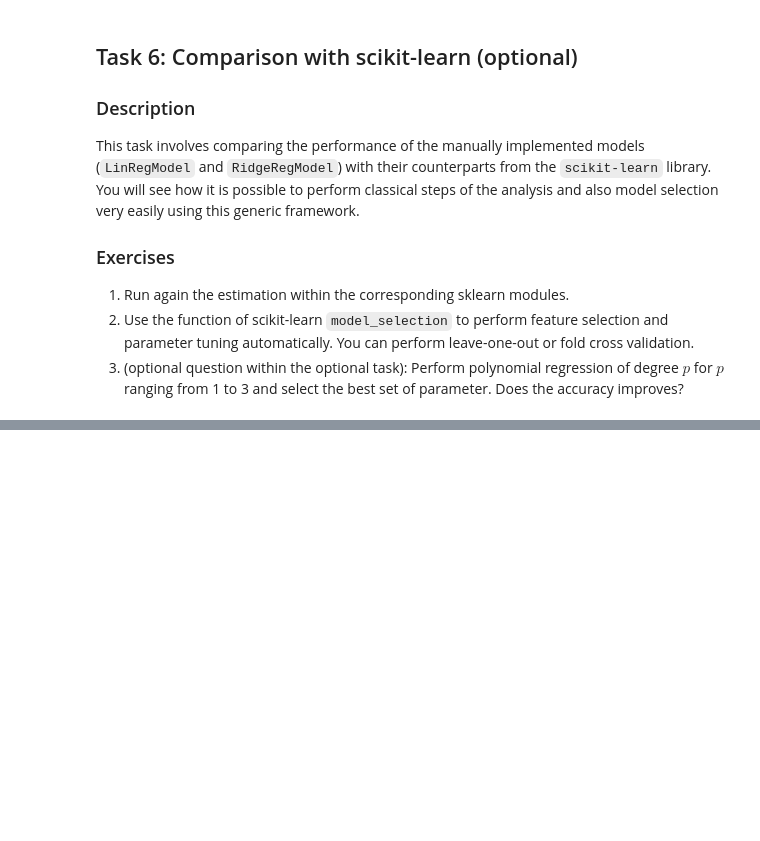
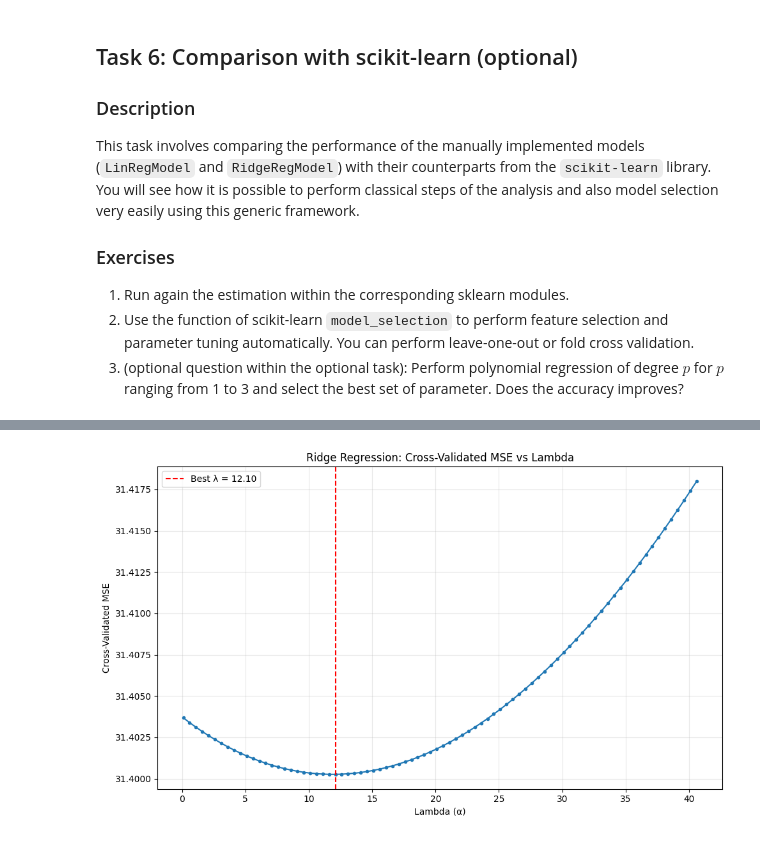
Before and after one commit to vincenteichhorn/cs-apml-assignments, a Jupyter notebook: src/04-image-classification/Project_regression_analysis.ipynb, the cells around one changed output, grey strips where cells are left out. Cells and saved outputs as stored; diff of their text form; code cells hidden in the pictures; blank space fills up the shorter version.

```diff
--- a/src/04-image-classification/Project_regression_analysis.ipynb
+++ b/src/04-image-classification/Project_regression_analysis.ipynb
@@ -763,0 +1001,70 @@ predictors_sets = {
+# %%
+from sklearn.model_selection import GridSearchCV, KFold
+from sklearn.pipeline import Pipeline
+
+print("\n" + "=" * 80)
+print("CROSS-VALIDATION AND PARAMETER TUNING")
+print("=" * 80)
+
+# Use Set D (all predictors) for this analysis
+predictors = predictors_sets["Set D"]
+X_train = train_data[predictors]
+y_train = train_data['Life expectancy']
+X_test = test_data[predictors]
+y_test = test_data['Life expectancy']
+
+# Create a pipeline with scaling and Ridge regression
+pipeline = Pipeline([
+    ('scaler', StandardScaler()),
+    ('ridge', Ridge())
+])
+
+# Define parameter grid for lambda values
+param_grid = {
+    'ridge__alpha': np.arange(0.1, 41, 0.5)
+}
+
+# Perform 5-fold cross-validation
+kfold = KFold(n_splits=5, shuffle=True, random_state=42)
+grid_search = GridSearchCV(
+    pipeline,
+    param_grid,
+    cv=kfold,
+    scoring='neg_mean_squared_error',
+    n_jobs=-1
+)
+
+print(f"\nPerforming GridSearchCV with 5-fold cross-validation...")
+print(f"Testing {len(param_grid['ridge__alpha'])} lambda values from 0.1 to 40")
+
+grid_search.fit(X_train, y_train)
+
+print(f"\nBest lambda (alpha): {grid_search.best_params_['ridge__alpha']:.4f}")
+print(f"Best CV MSE: {-grid_search.best_score_:.4f}")
+
+# Evaluate on test set
+y_pred = grid_search.predict(X_test)
+test_mse = mean_squared_error(y_test, y_pred)
+test_r2 = r2_score(y_test, y_pred)
+
+print(f"\nTest Set Performance:")
+print(f"MSE: {test_mse:.4f}")
+print(f"R²: {test_r2:.4f}")
+
+# Plot cross-validation results
+cv_results = grid_search.cv_results_
+alphas = param_grid['ridge__alpha']
+mean_scores = -cv_results['mean_test_score']
+
+plt.figure(figsize=(10, 6))
+plt.plot(alphas, mean_scores, marker='o', markersize=3)
+plt.xlabel('Lambda (α)')
+plt.ylabel('Cross-Validated MSE')
+plt.title('Ridge Regression: Cross-Validated MSE vs Lambda')
+plt.grid(True, alpha=0.3)
+plt.axvline(x=grid_search.best_params_['ridge__alpha'], color='r',
+            linestyle='--', label=f"Best λ = {grid_search.best_params_['ridge__alpha']:.2f}")
+plt.legend()
+plt.tight_layout()
+plt.show()
+# %% [output]
@@ -763,0 +1084 @@ predictors_sets = {
+[figure, added]
```
Also changed, not shown: parts of 13 cells of this notebook.
